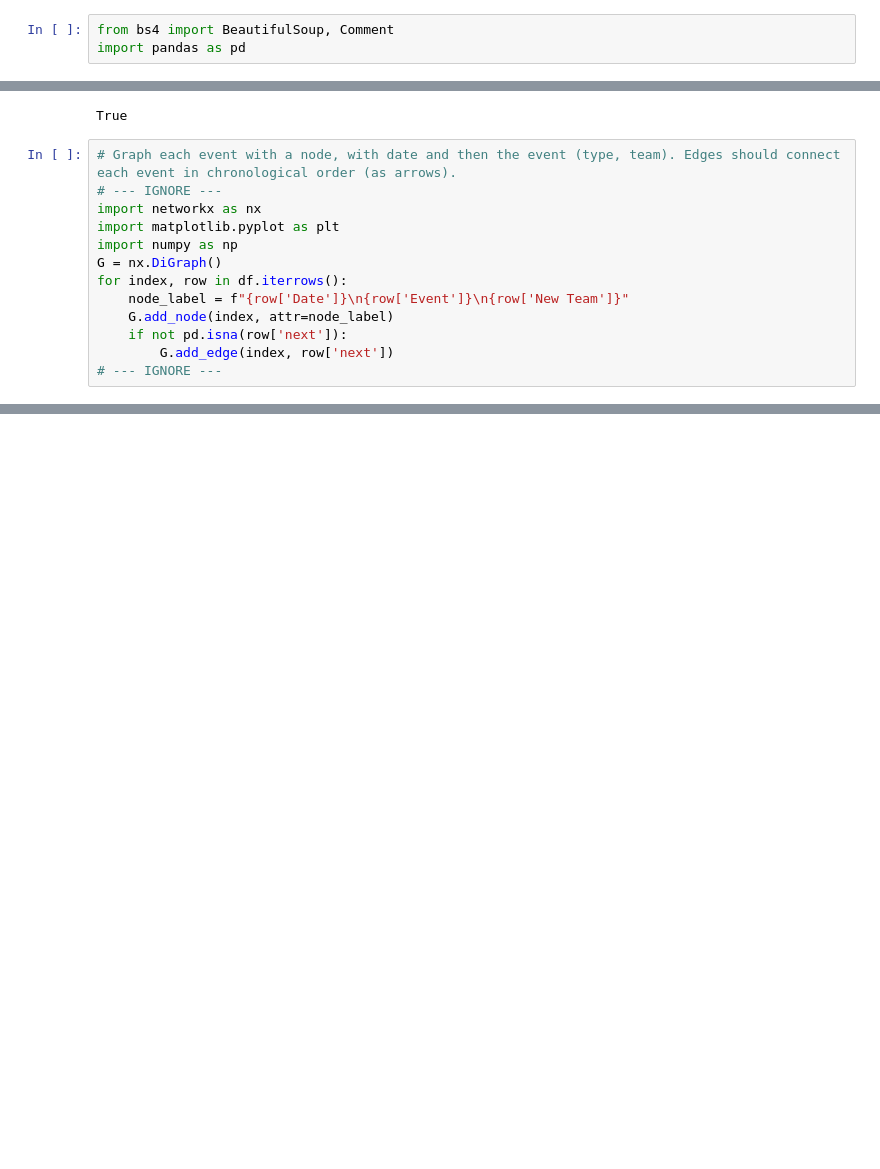
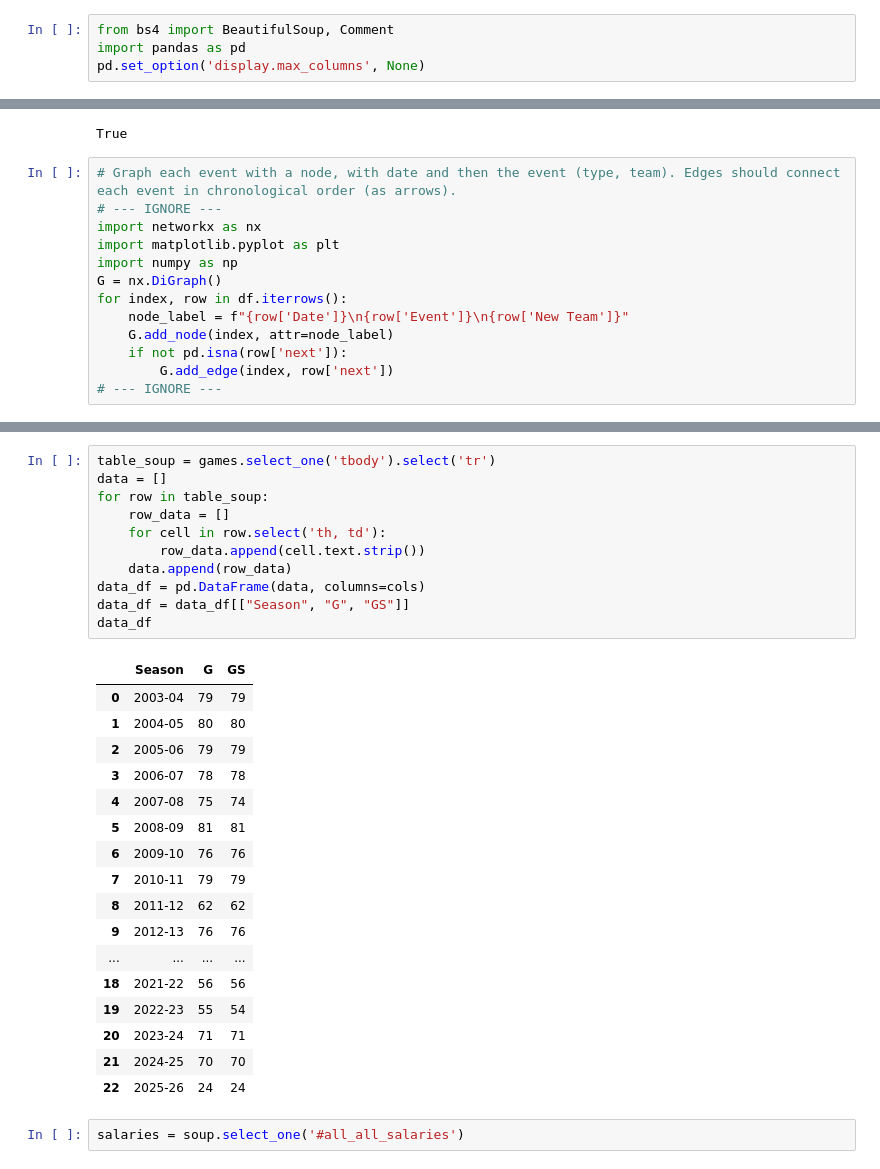
Before and after one commit to ShubhanC/curly-waffle-spark, a Jupyter notebook: scrapefrombron.ipynb, the cells around one changed output, grey strips where cells are left out. Drawn from its saved outputs; the diff is of its cells as text; blank space fills up the shorter version.

```diff
--- a/scrapefrombron.ipynb
+++ b/scrapefrombron.ipynb
@@ -1,6 +1,7 @@
 # %%
 from bs4 import BeautifulSoup, Comment
 import pandas as pd
+pd.set_option('display.max_columns', None)
 # %%
 with open("lebron.html", "r") as f:
     soup = BeautifulSoup(f, "html.parser")
@@ -171,0 +219,31 @@ plt.show()
+# %%
+table_soup = games.select_one('tbody').select('tr')
+data = []
+for row in table_soup:
+    row_data = []
+    for cell in row.select('th, td'):
+        row_data.append(cell.text.strip())
+    data.append(row_data)
+data_df = pd.DataFrame(data, columns=cols)
+data_df = data_df[["Season", "G", "GS"]]
+data_df
+# %% [output]
+|  | Season | G | GS |
+| 0 | 2003-04 | 79 | 79 |
+| 1 | 2004-05 | 80 | 80 |
+| 2 | 2005-06 | 79 | 79 |
+| 3 | 2006-07 | 78 | 78 |
+| 4 | 2007-08 | 75 | 74 |
+| 5 | 2008-09 | 81 | 81 |
+| 6 | 2009-10 | 76 | 76 |
+| 7 | 2010-11 | 79 | 79 |
+| 8 | 2011-12 | 62 | 62 |
+| 9 | 2012-13 | 76 | 76 |
+| ... | ... | ... | ... |
+| 18 | 2021-22 | 56 | 56 |
+| 19 | 2022-23 | 55 | 54 |
+| 20 | 2023-24 | 71 | 71 |
+| 21 | 2024-25 | 70 | 70 |
+| 22 | 2025-26 | 24 | 24 |
+# %%
+salaries = soup.select_one('#all_all_salaries')
```
Also changed, not shown: parts of 7 cells of this notebook, 2 other files.
